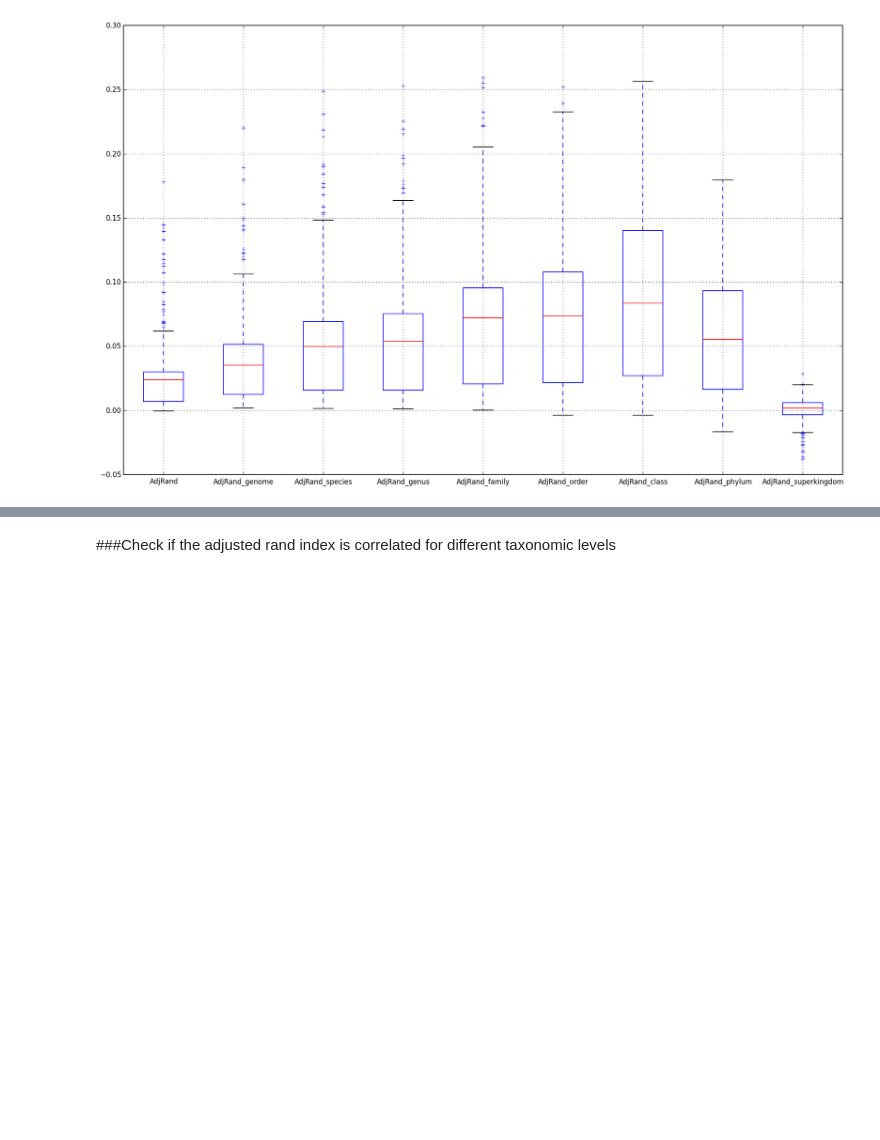
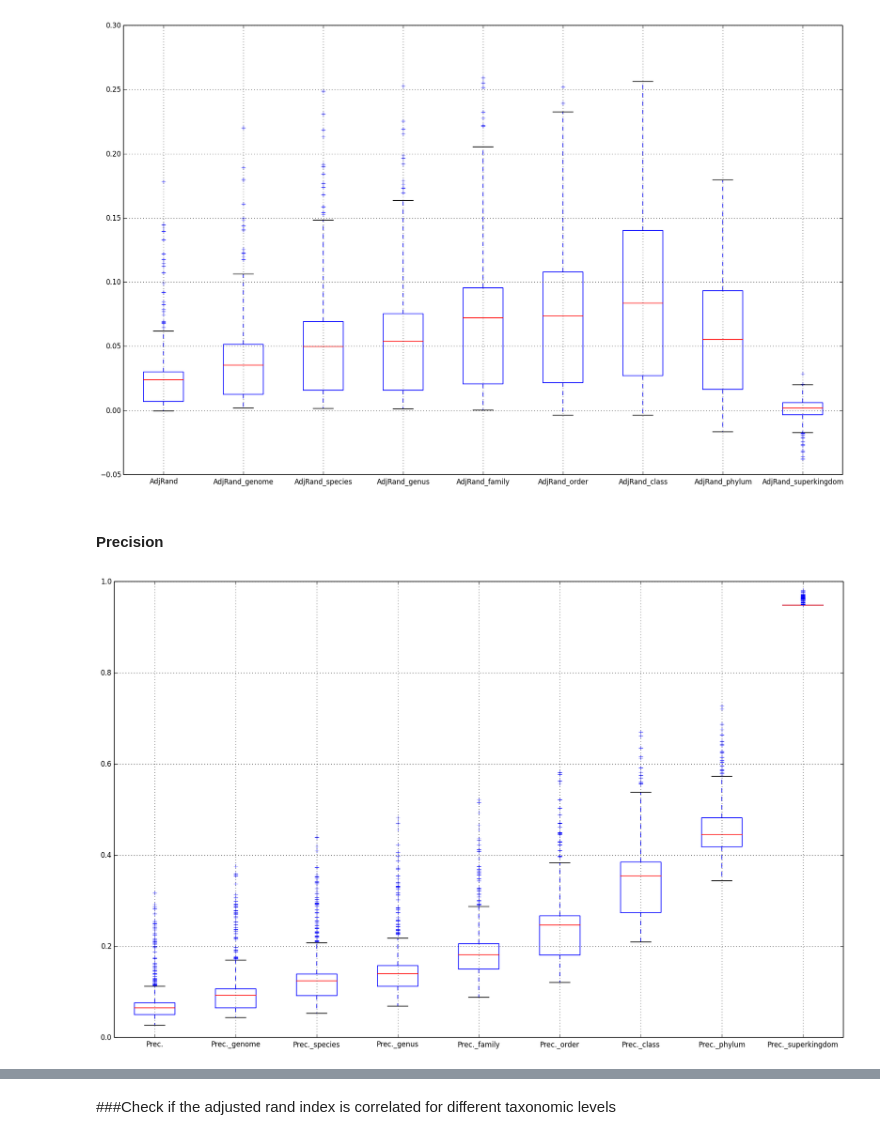
Before and after one commit to alneberg/public_notebooks, a Jupyter notebook: exjobb-matplotlib.ipynb, the cells around one changed output, grey strips where cells are left out. Saved outputs shown, nothing was run; the diff lists cells and outputs as text; code cells hidden in the pictures; blank space fills up the shorter version.

```diff
--- a/exjobb-matplotlib.ipynb
+++ b/exjobb-matplotlib.ipynb
@@ -118,3 +139,9 @@ taxonomies = ['genome', 'species', 'genus', 'family',
 _ = joined_df[['AdjRand'] + ['AdjRand_' + tax for tax in taxonomies]].boxplot()
 # %% [output]
 [figure]
+# %% [markdown]
+#### Precision
+# %%
+_ = joined_df[['Prec.'] + ['Prec._' + tax for tax in taxonomies]].boxplot()
+# %% [output]
+[figure, added]
```
Also changed, not shown: parts of 5 cells of this notebook.
